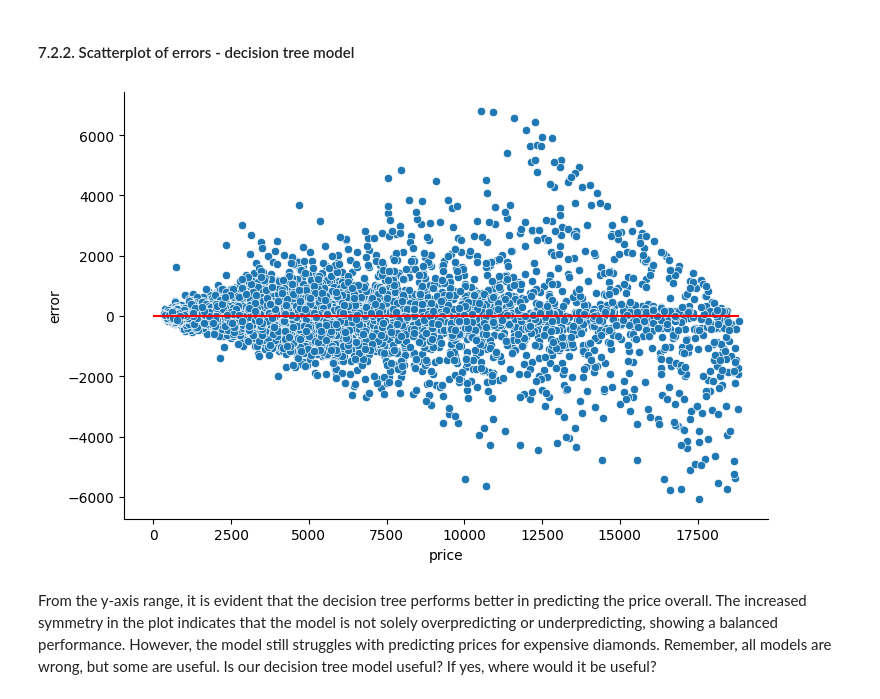
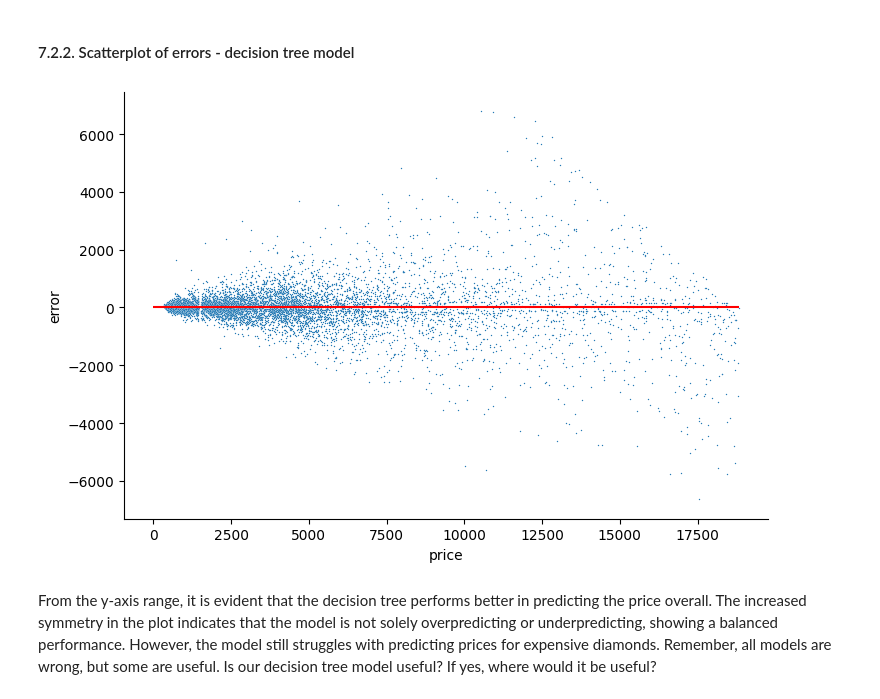
Before and after one commit to gastan81/supervised-ml, a Jupyter notebook: 07_regression__introduction_to.ipynb, the cells around one changed output. Cells and saved outputs as stored; diff of their text form; code cells hidden in the pictures.

```diff
--- a/07_regression__introduction_to.ipynb
+++ b/07_regression__introduction_to.ipynb
@@ -552,14 +554,15 @@ We can see that the more expensive the diamonds become, the worse our model is a
 # %%
 sns.relplot(data=dt_errors_df,
             x='price',
             y='error',
+            s=1,
             aspect=1.5)
 plt.hlines(y=0,
            xmin=0,
            xmax=max(dt_errors_df['price']),
            color='red')
 plt.show()
 # %% [output]
-[figure, old version]
+[figure, new version]
 # %% [markdown]
 From the y-axis range, it is evident that the decision tree performs better in predicting the price overall. The increased symmetry in the plot indicates that the model is not solely overpredicting or underpredicting, showing a balanced performance. However, the model still struggles with predicting prices for expensive diamonds. Remember, all models are wrong, but some are useful. Is our decision tree model useful? If yes, where would it be useful?
```
Also changed, not shown: parts of 11 cells of this notebook, 2 other files.
